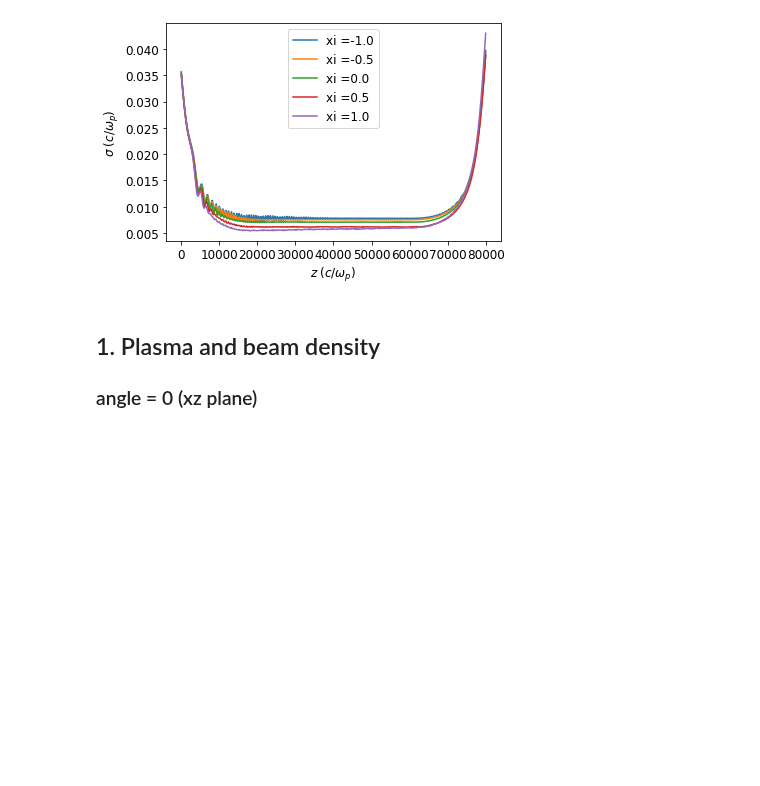
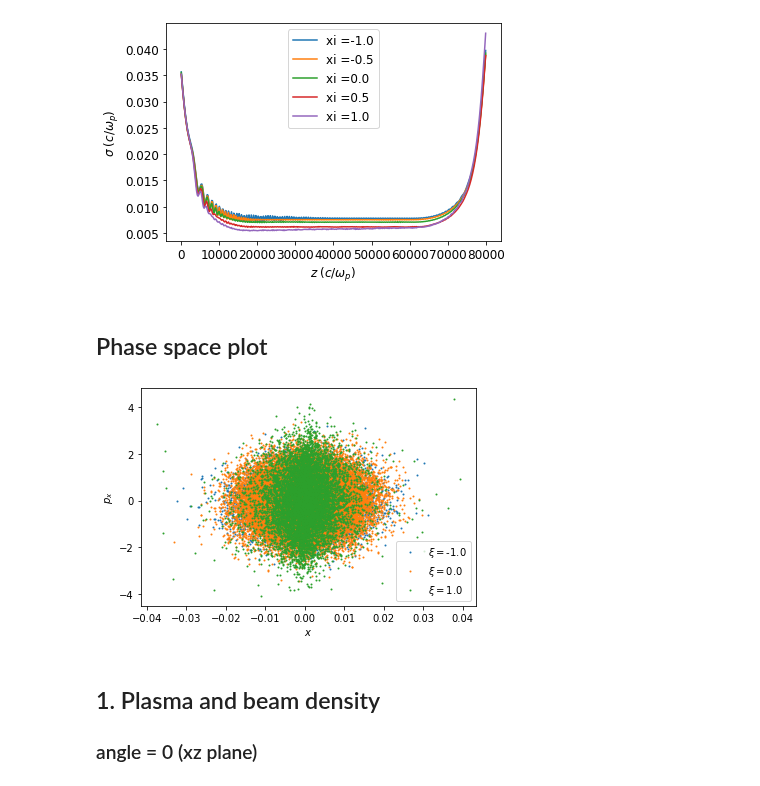
Before and after one commit to uclazyj/JupyterQpic, a Jupyter notebook: QPAD.ipynb, the cells around one changed output. Saved outputs shown, nothing was run; the diff lists cells and outputs as text; code cells hidden in the pictures; blank space fills up the shorter version.

```diff
--- a/QPAD.ipynb
+++ b/QPAD.ipynb
@@ -311,6 +325,44 @@ fig.savefig('beam'+str(beam_number)+'_sigma_slices.png', format='png')
 plt.show()
 # %% [output]
 [figure]
+# %% [markdown]
+## Phase space plot
+# %%
+timeStep = 6000
+
+timeStep = str(timeStep).zfill(8)
+filename = '../Beam'+ str(beam_number)+'/Raw/raw_' + timeStep + '.h5'
+
+with h5py.File(filename, "r") as f:
+
+    dataset_x3 = f['/x3']
+    z_all = dataset_x3[...]
+
+    dataset_p1 = f['/p1']
+    px_all = dataset_p1[...]
+
+    dataset_x1 = f['/x1']
+    x_all = dataset_x1[...]
+# %%
+xi_s = [-1.0,0.0,1.0]
+half_thickness_slice = 0.1
+x = []
+px = []
+for xi in xi_s:
+    zVisualizeMax = xi + half_thickness_slice
+    zVisualizeMin = xi - half_thickness_slice
+    inVisualizationRange = (z_all > zVisualizeMin) & (z_all < zVisualizeMax)
+    x.append(x_all[inVisualizationRange])
+    px.append(px_all[inVisualizationRange])
+# x, px are a list of numpy arrays. x[i] contains the x coordinates of particles in the slice xi_s[i]
+for i in range(len(xi_s)):
+    plt.scatter(x[i],px[i],s=1,label = '$\\xi = $' + str(xi_s[i]))
+plt.xlabel('$x$')
+plt.ylabel('$p_x$')
+plt.legend()
+plt.show()
+# %% [output]
+[figure, added]
 # %% [markdown]
 ## 1. Plasma and beam density
 ### angle = 0 (xz plane)
```
Also changed, not shown: parts of 2 cells of this notebook.
